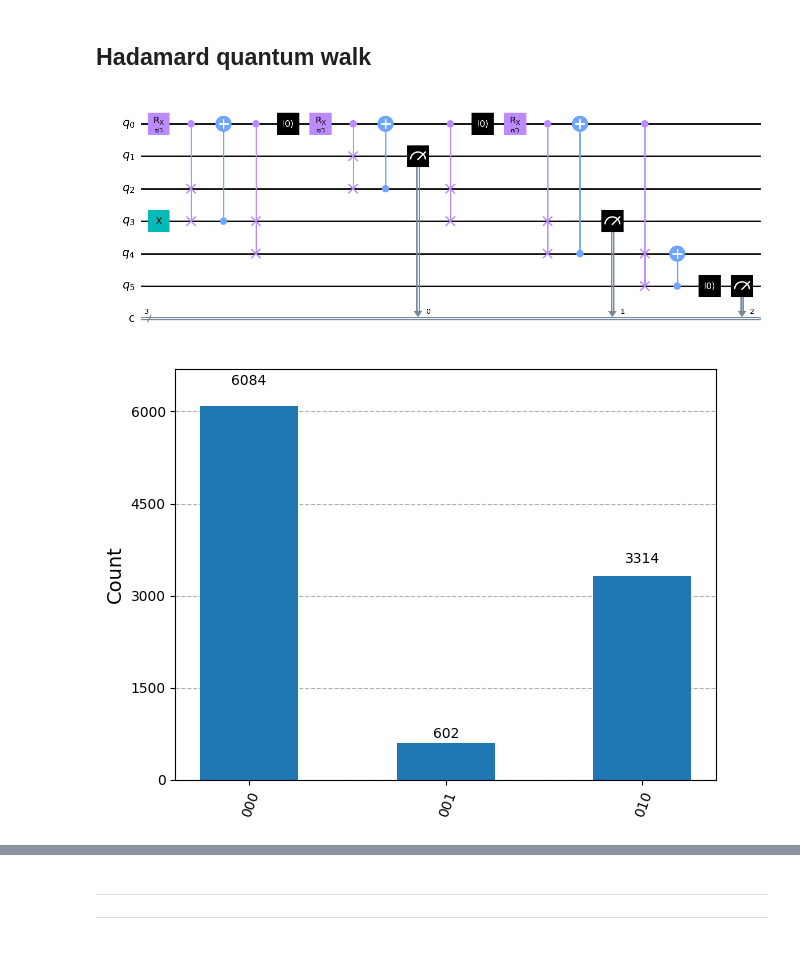
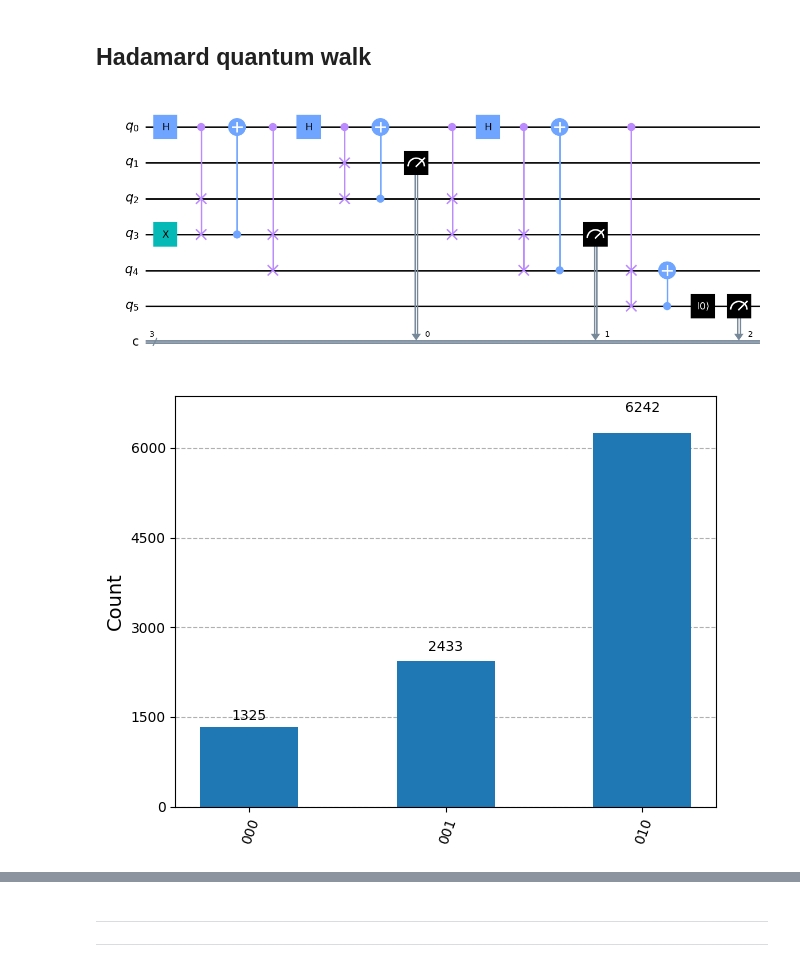
Before and after one commit to virajd98/Q-Plinkers, a Jupyter notebook: Final Notebooks/Generalized_Galton_Board.ipynb, the cells around one changed output, grey strips where cells are left out. Drawn from its saved outputs; the diff is of its cells as text; code cells hidden in the pictures.

```diff
--- a/Generalized_Galton_Board.ipynb
+++ b/Final Notebooks/Generalized_Galton_Board.ipynb
@@ -767,44 +767,44 @@ theta= np.pi/3
 
 
 qc.x(q[3])
-# qc.h(q[0])
-qc.rx(theta, q[0])
+qc.h(q[0])
 qc.cswap(q[0], q[2], q[3])
 qc.cx(q[3], q[0])
 qc.cswap(q[0], q[3], q[4])
 
-qc.reset(q[0])
-# qc.h(q[0])
-qc.rx(theta, q[0])
+# qc.reset(q[0])
+qc.h(q[0])
+# qc.rx(theta, q[0])
 qc.cswap(q[0], q[1], q[2])
 qc.cx(q[2], q[0])
 qc.cswap(q[0], q[2], q[3])
 # qc.cx(q[3], q[0])
-qc.reset(q[0])
-qc.rx(theta, q[0])
+# qc.reset(q[0])
+# qc.rx(theta, q[0])
+qc.h(q[0])
 qc.cswap(q[0], q[3], q[4])
 qc.cx(q[4], q[0])
 qc.cswap(q[0], q[4], q[5])
 
 qc.cx(q[5], q[4])
 qc.reset(q[5])
 
 for i in range(0,3):
     qc.measure(q[2*i + 1], c[i])
 
 qc.draw(output='mpl', style='clifford', fold=-1)
 plt.show()
 
 backend = AerSimulator()
 compiled = transpile(qc, backend)
 job = backend.run(compiled, shots=1e4)
 counts = job.result().get_counts()
 
 plot_histogram(counts)
 plt.show()
 # %% [output]
-[figure, old version]
+[figure, new version]
-[figure, old version]
+[figure, new version]
 # %%
 q = QuantumRegister(10, 'q')
 c = ClassicalRegister(5, 'c')
```
Also changed, not shown: parts of 2 cells of this notebook, 6 other files.
